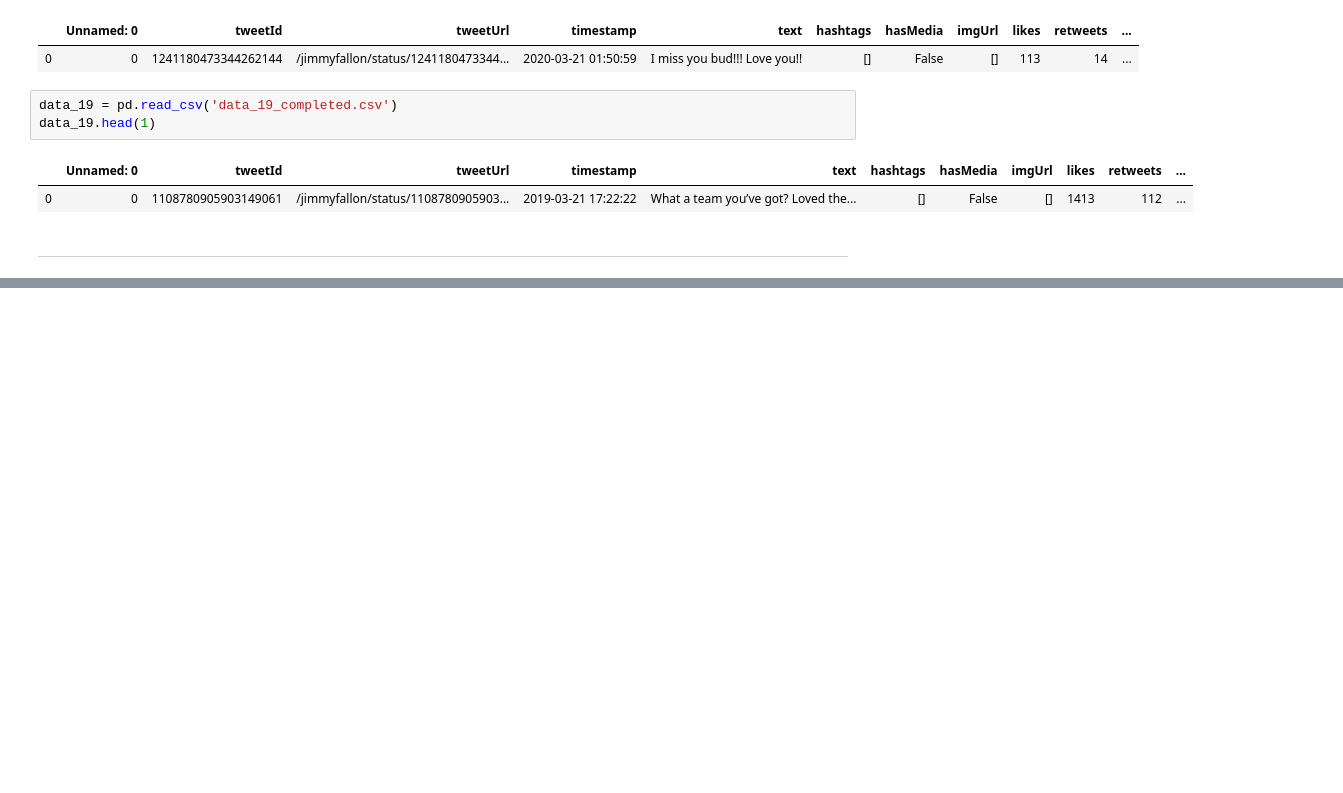
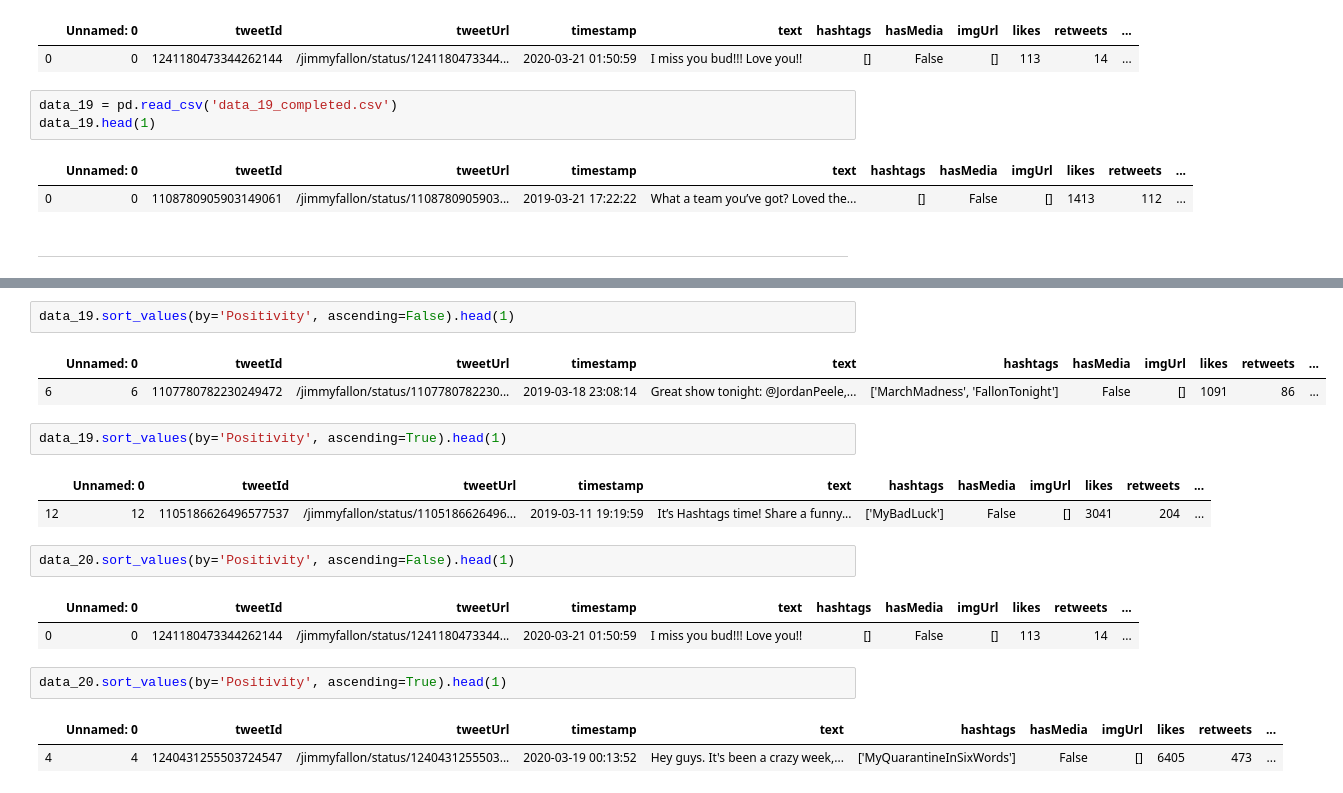
Before and after one commit to SamLevinSE/tweet_analyzer_Python_NLP, a Jupyter notebook: tweets_analysing_nlp.ipynb, the cells around one changed output, grey strips where cells are left out. Drawn from its saved outputs; the diff is of its cells as text; blank space fills up the shorter version.

```diff
--- a/tweets_analysing_nlp.ipynb
+++ b/tweets_analysing_nlp.ipynb
@@ -37,0 +68,20 @@ create_wordcloud(data_19['text'], mask=_mask_image, stop_words=_stop_words)
+# %%
+data_19.sort_values(by='Positivity', ascending=False).head(1)
+# %% [output]
+|  | Unnamed: 0 | tweetId | tweetUrl | timestamp | text | hashtags | hasMedia | imgUrl | likes | retweets | ... |
+| 6 | 6 | 1107780782230249472 | /jimmyfallon/status/1107780782230... | 2019-03-18 23:08:14 | Great show tonight: @JordanPeele,... | ['MarchMadness', 'FallonTonight'] | False | [] | 1091 | 86 | ... |
+# %%
+data_19.sort_values(by='Positivity', ascending=True).head(1)
+# %% [output]
+|  | Unnamed: 0 | tweetId | tweetUrl | timestamp | text | hashtags | hasMedia | imgUrl | likes | retweets | ... |
+| 12 | 12 | 1105186626496577537 | /jimmyfallon/status/1105186626496... | 2019-03-11 19:19:59 | It’s Hashtags time! Share a funny... | ['MyBadLuck'] | False | [] | 3041 | 204 | ... |
+# %%
+data_20.sort_values(by='Positivity', ascending=False).head(1)
+# %% [output]
+|  | Unnamed: 0 | tweetId | tweetUrl | timestamp | text | hashtags | hasMedia | imgUrl | likes | retweets | ... |
+| 0 | 0 | 1241180473344262144 | /jimmyfallon/status/1241180473344... | 2020-03-21 01:50:59 | I miss you bud!!! Love you!! | [] | False | [] | 113 | 14 | ... |
+# %%
+data_20.sort_values(by='Positivity', ascending=True).head(1)
+# %% [output]
+|  | Unnamed: 0 | tweetId | tweetUrl | timestamp | text | hashtags | hasMedia | imgUrl | likes | retweets | ... |
+| 4 | 4 | 1240431255503724547 | /jimmyfallon/status/1240431255503... | 2020-03-19 00:13:52 | Hey guys. It's been a crazy week,... | ['MyQuarantineInSixWords'] | False | [] | 6405 | 473 | ... |
```
Also changed, not shown: parts of 9 cells of this notebook, 1 other file.
